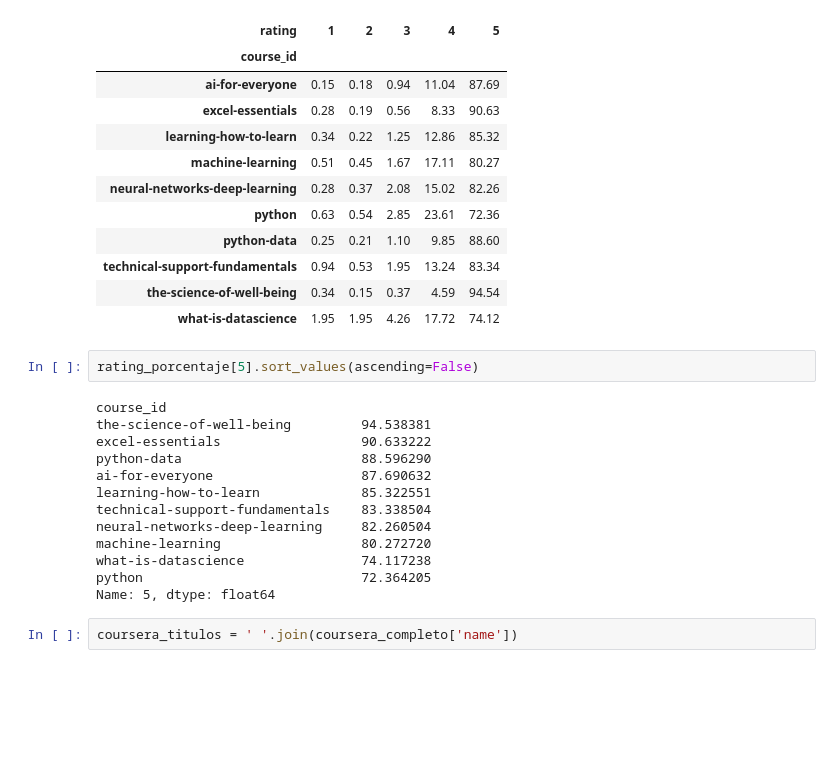
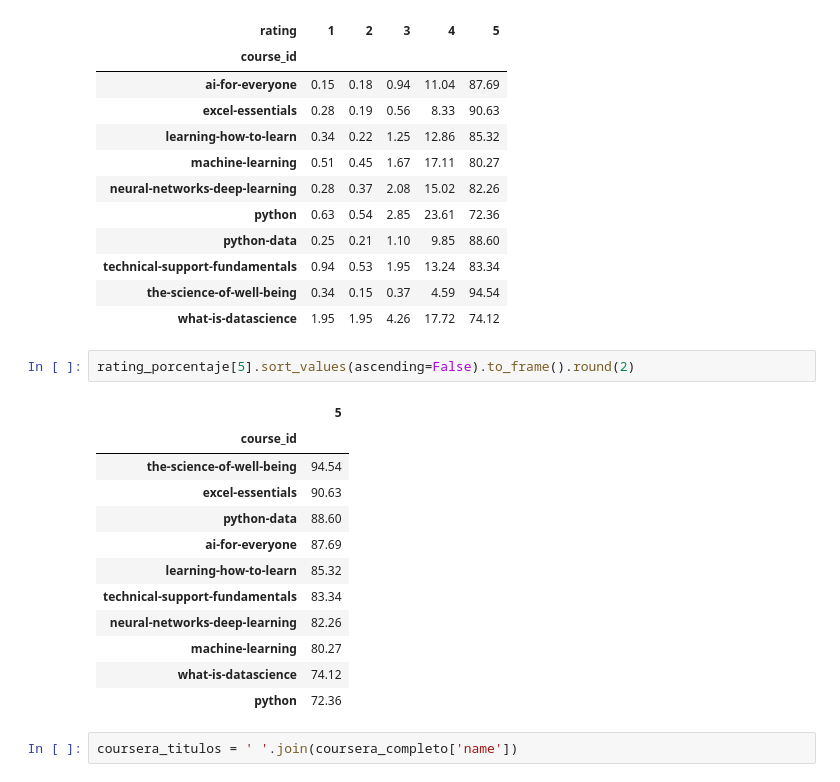
Before and after one commit to octa-acostamonti/MOOCs-Analyisis, a Jupyter notebook: EDA.ipynb, the cells around one changed output. Drawn from its saved outputs; the diff is of its cells as text; blank space fills up the shorter version.

```diff
--- a/EDA.ipynb
+++ b/EDA.ipynb
@@ -342,20 +342,20 @@ rating_porcentaje.round(2)
 | the-science-of-well-being | 0.34 | 0.15 | 0.37 | 4.59 | 94.54 |
 | what-is-datascience | 1.95 | 1.95 | 4.26 | 17.72 | 74.12 |
 # %%
-rating_porcentaje[5].sort_values(ascending=False)
+rating_porcentaje[5].sort_values(ascending=False).to_frame().round(2)
 # %% [output]
-course_id
-the-science-of-well-being         94.538381
-excel-essentials                  90.633222
-python-data                       88.596290
-ai-for-everyone                   87.690632
-learning-how-to-learn             85.322551
-technical-support-fundamentals    83.338504
-neural-networks-deep-learning     82.260504
-machine-learning                  80.272720
-what-is-datascience               74.117238
-python                            72.364205
-Name: 5, dtype: float64
+|  | 5 |
+| course_id |  |
+| the-science-of-well-being | 94.54 |
+| excel-essentials | 90.63 |
+| python-data | 88.60 |
+| ai-for-everyone | 87.69 |
+| learning-how-to-learn | 85.32 |
+| technical-support-fundamentals | 83.34 |
+| neural-networks-deep-learning | 82.26 |
+| machine-learning | 80.27 |
+| what-is-datascience | 74.12 |
+| python | 72.36 |
 # %%
 coursera_titulos = ' '.join(coursera_completo['name'])
 # %% [markdown]
```
Also changed, not shown: 4 other files.
